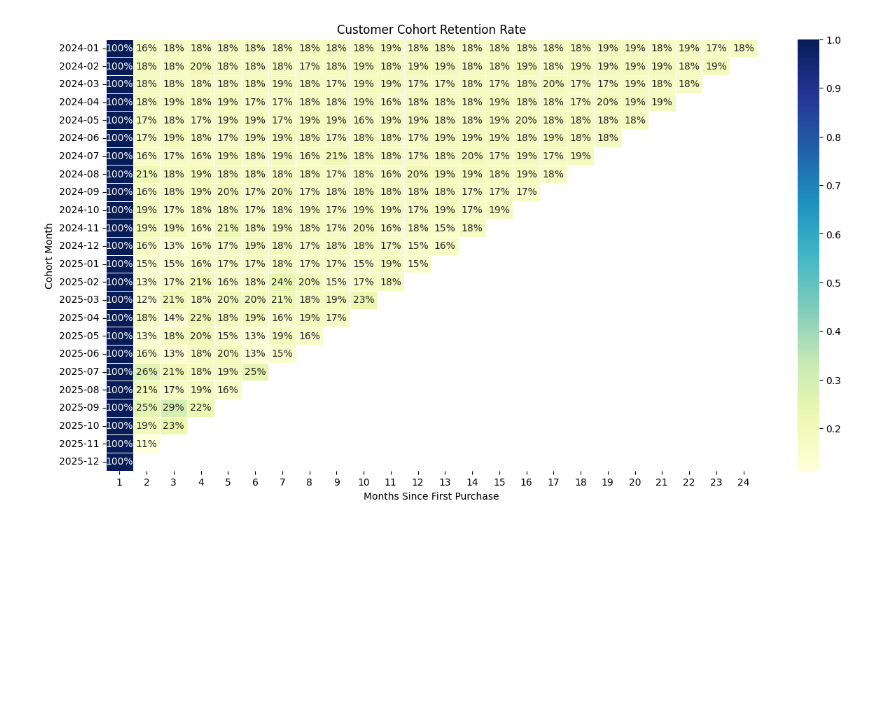
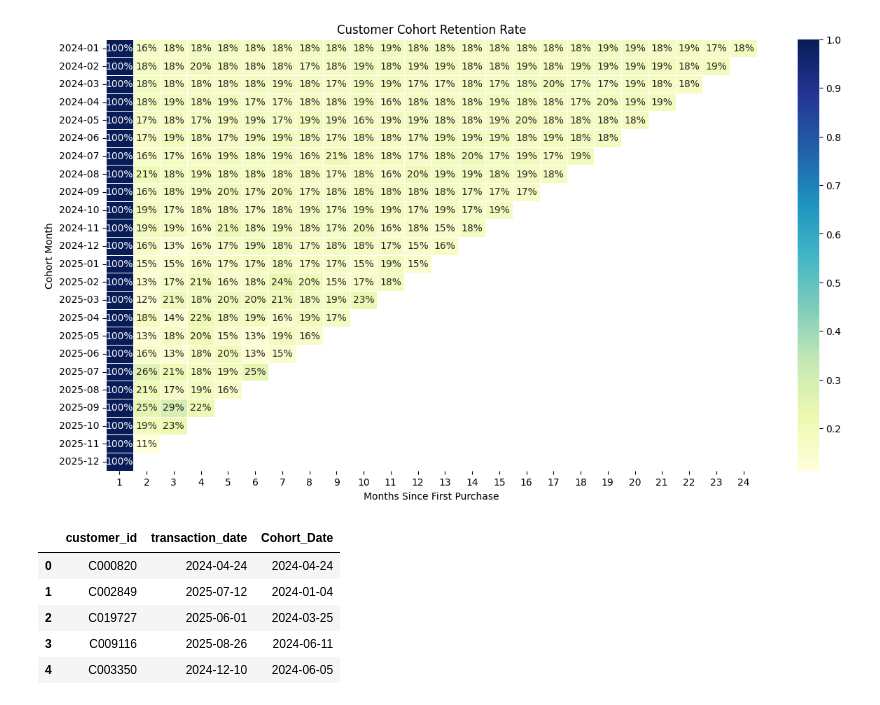
Before and after one commit to ap073/data_analytics_project2, a Jupyter notebook: 03_Cohort_Analysis.ipynb, the cells around one changed output. Cells and saved outputs as stored; diff of their text form; code cells hidden in the pictures; blank space fills up the shorter version.

```diff
--- a/03_Cohort_Analysis.ipynb
+++ b/03_Cohort_Analysis.ipynb
@@ -163,3 +163,23 @@ plt.ylabel("Cohort Month")
 plt.show()
 # %% [output]
 [figure]
+# %%
+import pandas as pd
+import numpy as np
+import matplotlib.pyplot as plt
+
+df = pd.read_csv("data/cleaned_retail_sales.csv")
+
+df["transaction_date"] = pd.to_datetime(df["transaction_date"])
+# %%
+#Find each customer's first purchase date
+df["Cohort_Date"] = df.groupby("customer_id")["transaction_date"].transform("min")
+
+df[["customer_id", "transaction_date", "Cohort_Date"]].head()
+# %% [output]
+|  | customer_id | transaction_date | Cohort_Date |
+| 0 | C000820 | 2024-04-24 | 2024-04-24 |
+| 1 | C002849 | 2025-07-12 | 2024-01-04 |
+| 2 | C019727 | 2025-06-01 | 2024-03-25 |
+| 3 | C009116 | 2025-08-26 | 2024-06-11 |
+| 4 | C003350 | 2024-12-10 | 2024-06-05 |
```
Also changed, not shown: parts of 6 cells of this notebook.
